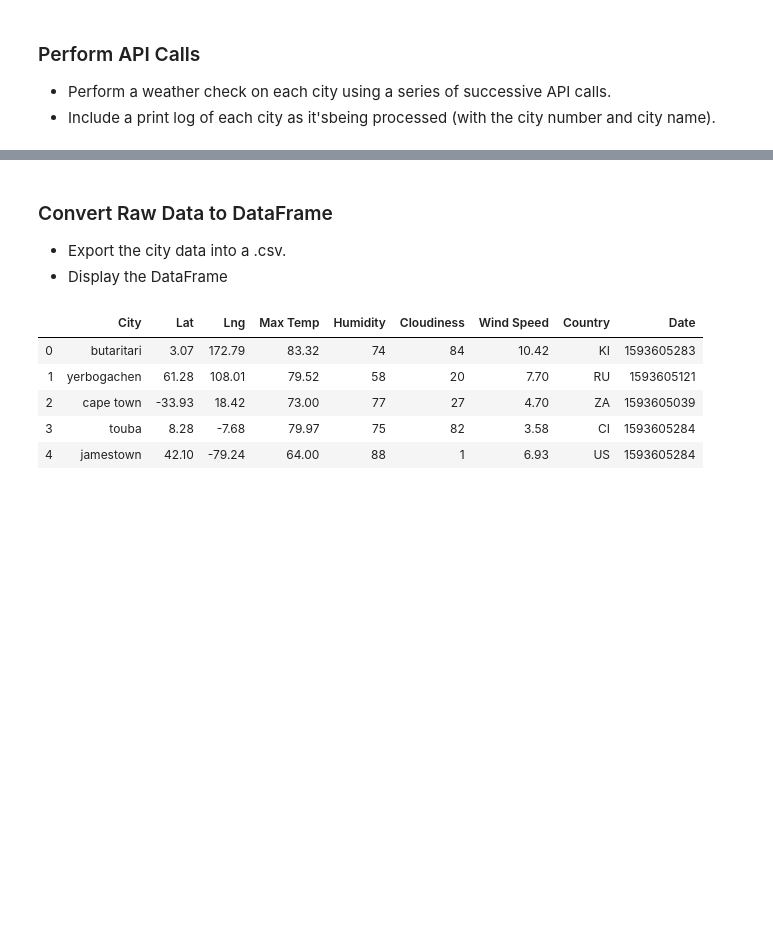
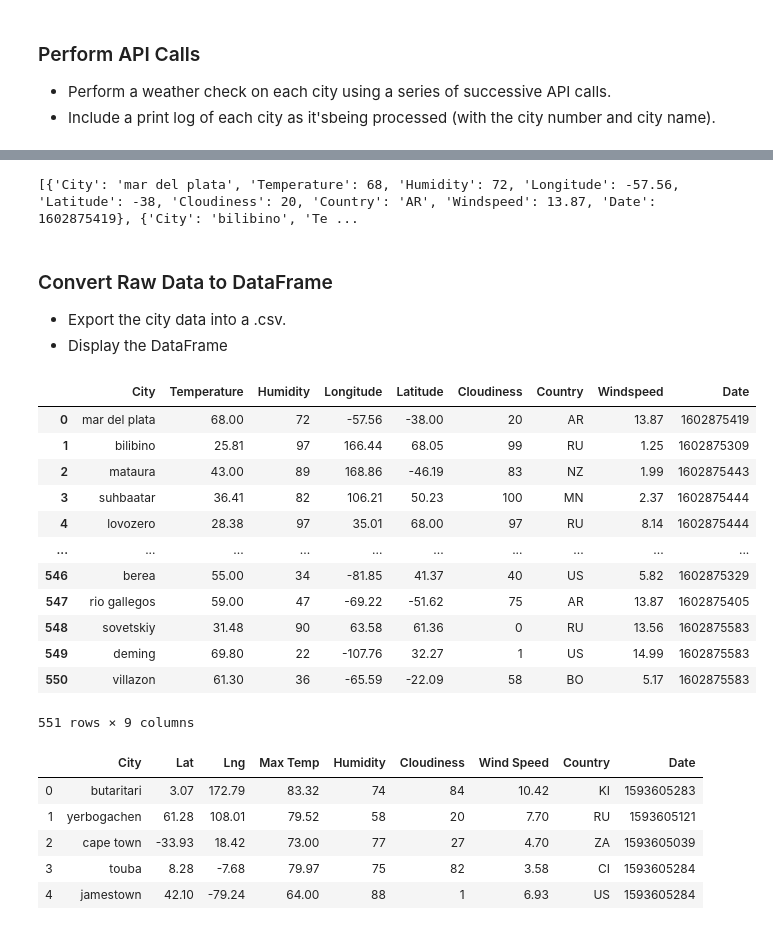
Before and after one commit to KKornegay/python-api-challenge, a Jupyter notebook: WeatherPy/WeatherPy.ipynb, the cells around one changed output, grey strips where cells are left out. Saved outputs shown, nothing was run; the diff lists cells and outputs as text; code cells hidden in the pictures; blank space fills up the shorter version.

Commit message:
making dict into dataframe

```diff
--- a/WeatherPy/WeatherPy.ipynb
+++ b/WeatherPy/WeatherPy.ipynb
@@ -132,7 +126,29 @@ Data Retrieval Complete
+# %%
+print(city_data)
+# %% [output]
+[{'City': 'mar del plata', 'Temperature': 68, 'Humidity': 72, 'Longitude': -57.56, 'Latitude': -38, 'Cloudiness': 20, 'Country': 'AR', 'Windspeed': 13.87, 'Date': 1602875419}, {'City': 'bilibino', 'Te ...
 # %% [markdown]
 ### Convert Raw Data to DataFrame
 * Export the city data into a .csv.
 * Display the DataFrame
+# %%
+city_weather_df = pd.DataFrame.from_dict(city_data)
+
+city_weather_df
+# %% [output]
+|  | City | Temperature | Humidity | Longitude | Latitude | Cloudiness | Country | Windspeed | Date |
+| 0 | mar del plata | 68.00 | 72 | -57.56 | -38.00 | 20 | AR | 13.87 | 1602875419 |
+| 1 | bilibino | 25.81 | 97 | 166.44 | 68.05 | 99 | RU | 1.25 | 1602875309 |
+| 2 | mataura | 43.00 | 89 | 168.86 | -46.19 | 83 | NZ | 1.99 | 1602875443 |
+| 3 | suhbaatar | 36.41 | 82 | 106.21 | 50.23 | 100 | MN | 2.37 | 1602875444 |
+| 4 | lovozero | 28.38 | 97 | 35.01 | 68.00 | 97 | RU | 8.14 | 1602875444 |
+| ... | ... | ... | ... | ... | ... | ... | ... | ... | ... |
+| 546 | berea | 55.00 | 34 | -81.85 | 41.37 | 40 | US | 5.82 | 1602875329 |
+| 547 | rio gallegos | 59.00 | 47 | -69.22 | -51.62 | 75 | AR | 13.87 | 1602875405 |
+| 548 | sovetskiy | 31.48 | 90 | 63.58 | 61.36 | 0 | RU | 13.56 | 1602875583 |
+| 549 | deming | 69.80 | 22 | -107.76 | 32.27 | 1 | US | 14.99 | 1602875583 |
+| 550 | villazon | 61.30 | 36 | -65.59 | -22.09 | 58 | BO | 5.17 | 1602875583 |
+551 rows × 9 columns
 # %%
 # %% [output]
 |  | City | Lat | Lng | Max Temp | Humidity | Cloudiness | Wind Speed | Country | Date |
```
Also changed, not shown: parts of 2 cells of this notebook.
